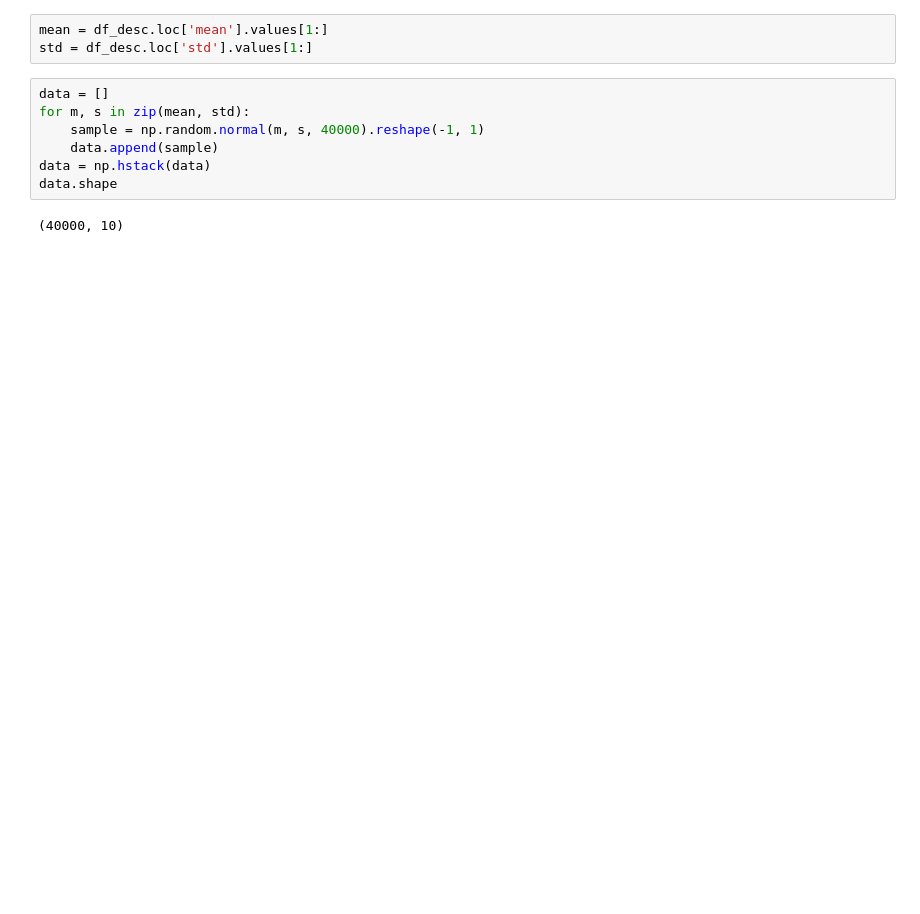
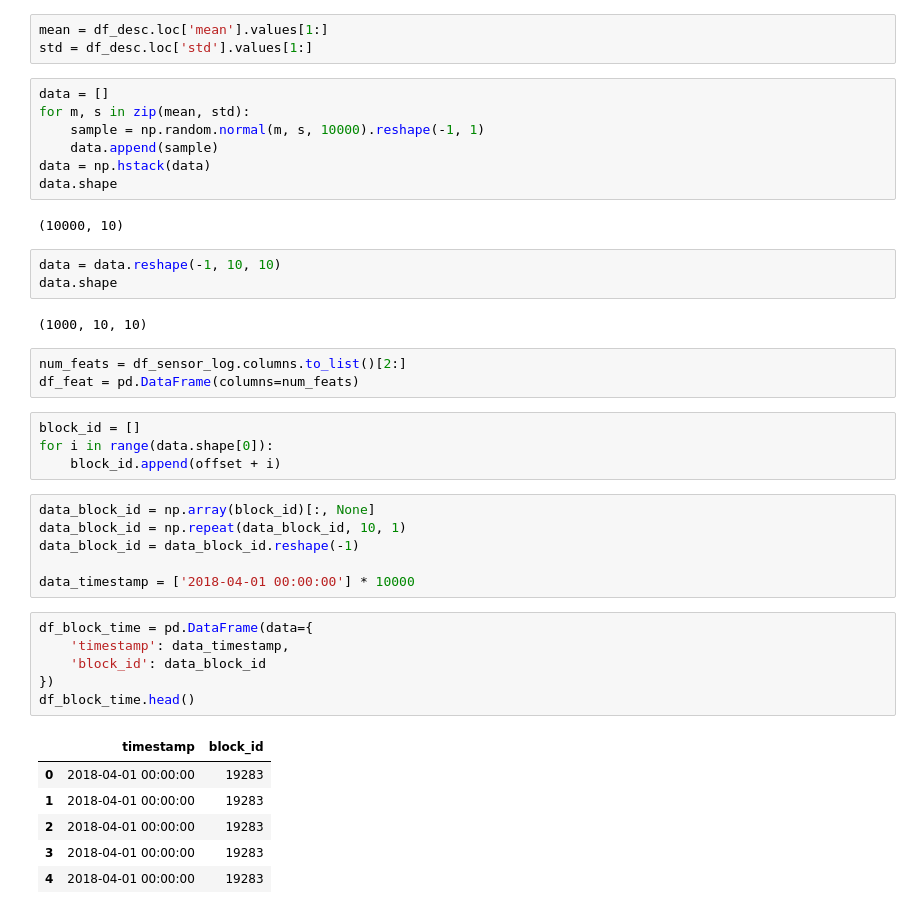
Before and after one commit to ngodoannghia/daicc, a Jupyter notebook: notebook/create_sample_anomalous.ipynb, the cells around one changed output. Saved outputs shown, nothing was run; the diff lists cells and outputs as text; blank space fills up the shorter version.

```diff
--- a/notebook/create_sample_anomalous.ipynb
+++ b/notebook/create_sample_anomalous.ipynb
@@ -25,10 +31,41 @@ std = df_desc.loc['std'].values[1:]
 # %%
 data = []
 for m, s in zip(mean, std):
-    sample = np.random.normal(m, s, 40000).reshape(-1, 1)
+    sample = np.random.normal(m, s, 10000).reshape(-1, 1)
     data.append(sample)
 data = np.hstack(data)
 data.shape
 # %% [output]
-(40000, 10)
+(10000, 10)
+# %%
+data = data.reshape(-1, 10, 10)
+data.shape
+# %% [output]
+(1000, 10, 10)
+# %%
+num_feats = df_sensor_log.columns.to_list()[2:]
+df_feat = pd.DataFrame(columns=num_feats)
+# %%
+block_id = []
+for i in range(data.shape[0]):
+    block_id.append(offset + i)
+# %%
+data_block_id = np.array(block_id)[:, None]
+data_block_id = np.repeat(data_block_id, 10, 1)
+data_block_id = data_block_id.reshape(-1)
+
+data_timestamp = ['2018-04-01 00:00:00'] * 10000
+# %%
+df_block_time = pd.DataFrame(data={
+    'timestamp': data_timestamp,
+    'block_id': data_block_id
+})
+df_block_time.head()
+# %% [output]
+|  | timestamp | block_id |
+| 0 | 2018-04-01 00:00:00 | 19283 |
+| 1 | 2018-04-01 00:00:00 | 19283 |
+| 2 | 2018-04-01 00:00:00 | 19283 |
+| 3 | 2018-04-01 00:00:00 | 19283 |
+| 4 | 2018-04-01 00:00:00 | 19283 |
 # %%
```
Also changed, not shown: parts of 19 cells of this notebook, 10 other files.
